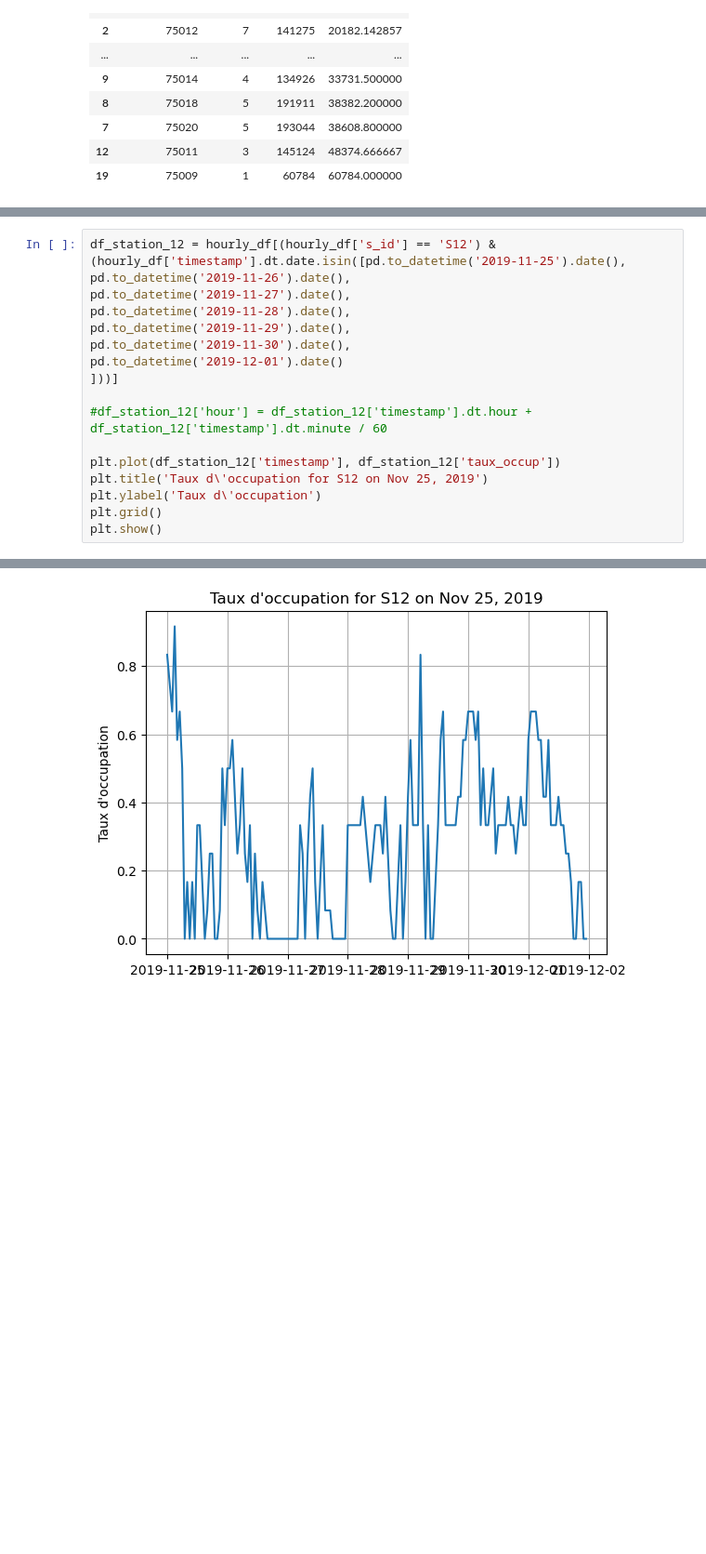
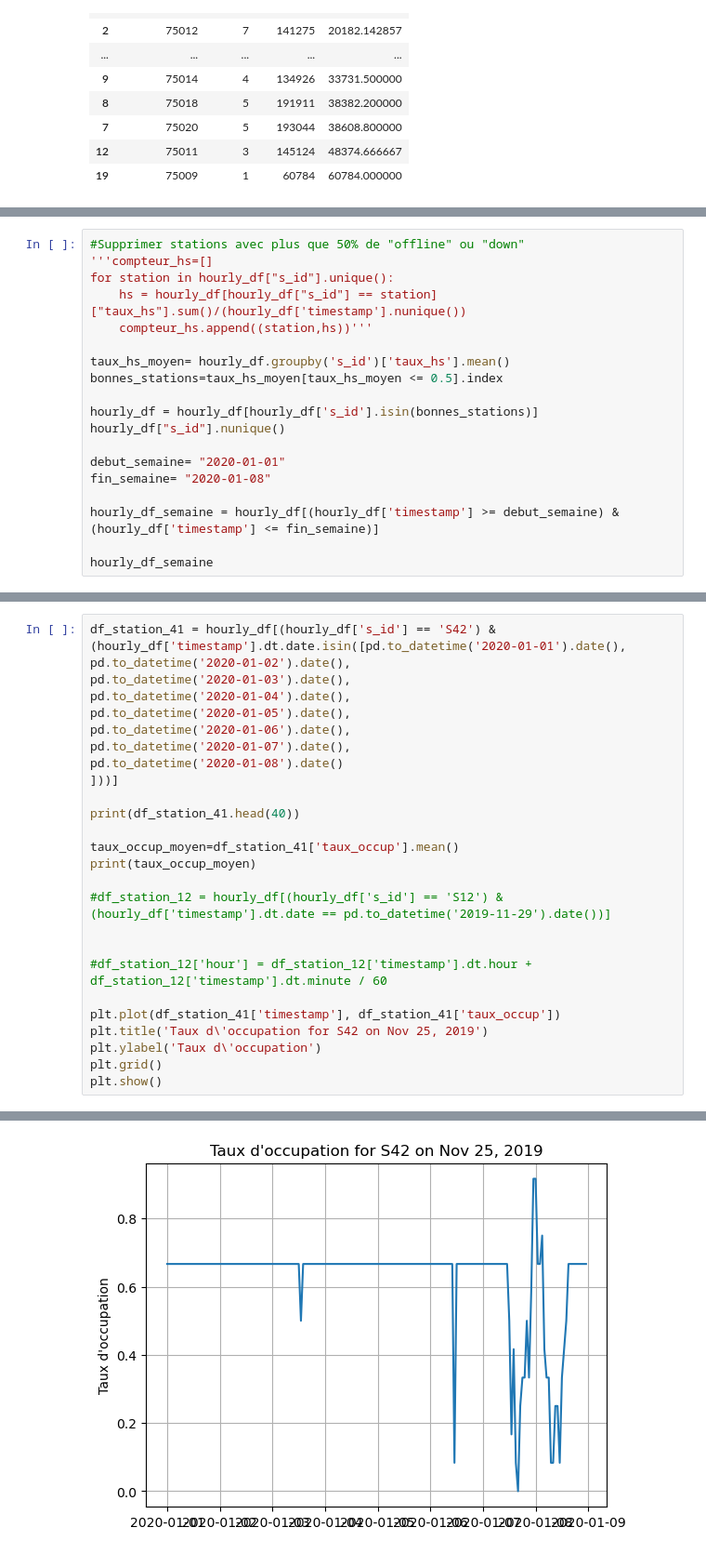
Before and after one commit to dantruski/Projet-Python-DS-Belib, a Jupyter notebook: main.ipynb, the cells around one changed output, grey strips where cells are left out. Shown at 93% size. Cells and saved outputs as stored; diff of their text form; blank space fills up the shorter version.

Commit message:
suppression stations hs

```diff
--- a/main.ipynb
+++ b/main.ipynb
@@ -238,0 +251,19 @@ hourly_df
+# %%
+#Supprimer stations avec plus que 50% de "offline" ou "down"
+'''compteur_hs=[]
+for station in hourly_df["s_id"].unique():
+    hs = hourly_df[hourly_df["s_id"] == station]["taux_hs"].sum()/(hourly_df['timestamp'].nunique())
+    compteur_hs.append((station,hs))'''
+
+taux_hs_moyen= hourly_df.groupby('s_id')['taux_hs'].mean()
+bonnes_stations=taux_hs_moyen[taux_hs_moyen <= 0.5].index
+
+hourly_df = hourly_df[hourly_df['s_id'].isin(bonnes_stations)]
+hourly_df["s_id"].nunique()
+
+debut_semaine= "2020-01-01"
+fin_semaine= "2020-01-08"
+
+hourly_df_semaine = hourly_df[(hourly_df['timestamp'] >= debut_semaine) & (hourly_df['timestamp'] <= fin_semaine)]
+
+hourly_df_semaine
@@ -239,17 +305,26 @@ hourly_df
 # %%
-df_station_12 = hourly_df[(hourly_df['s_id'] == 'S12') & (hourly_df['timestamp'].dt.date.isin([pd.to_datetime('2019-11-25').date(),
-pd.to_datetime('2019-11-26').date(),
-pd.to_datetime('2019-11-27').date(),
-pd.to_datetime('2019-11-28').date(),
-pd.to_datetime('2019-11-29').date(),
-pd.to_datetime('2019-11-30').date(),
-pd.to_datetime('2019-12-01').date()
+df_station_41 = hourly_df[(hourly_df['s_id'] == 'S42') & (hourly_df['timestamp'].dt.date.isin([pd.to_datetime('2020-01-01').date(),
+pd.to_datetime('2020-01-02').date(),
+pd.to_datetime('2020-01-03').date(),
+pd.to_datetime('2020-01-04').date(),
+pd.to_datetime('2020-01-05').date(),
+pd.to_datetime('2020-01-06').date(),
+pd.to_datetime('2020-01-07').date(),
+pd.to_datetime('2020-01-08').date()
 ]))]
+
+print(df_station_41.head(40))
+
+taux_occup_moyen=df_station_41['taux_occup'].mean()
+print(taux_occup_moyen)
+
+#df_station_12 = hourly_df[(hourly_df['s_id'] == 'S12') & (hourly_df['timestamp'].dt.date == pd.to_datetime('2019-11-29').date())]
+
 
 #df_station_12['hour'] = df_station_12['timestamp'].dt.hour + df_station_12['timestamp'].dt.minute / 60
 
-plt.plot(df_station_12['timestamp'], df_station_12['taux_occup'])
-plt.title('Taux d\'occupation for S12 on Nov 25, 2019')
+plt.plot(df_station_41['timestamp'], df_station_41['taux_occup'])
+plt.title('Taux d\'occupation for S42 on Nov 25, 2019')
 plt.ylabel('Taux d\'occupation')
 plt.grid()
 plt.show()
@@ -257 +349 @@ plt.show()
-[figure, old version]
+[figure, new version]
```
Also changed, not shown: parts of 10 cells of this notebook.
